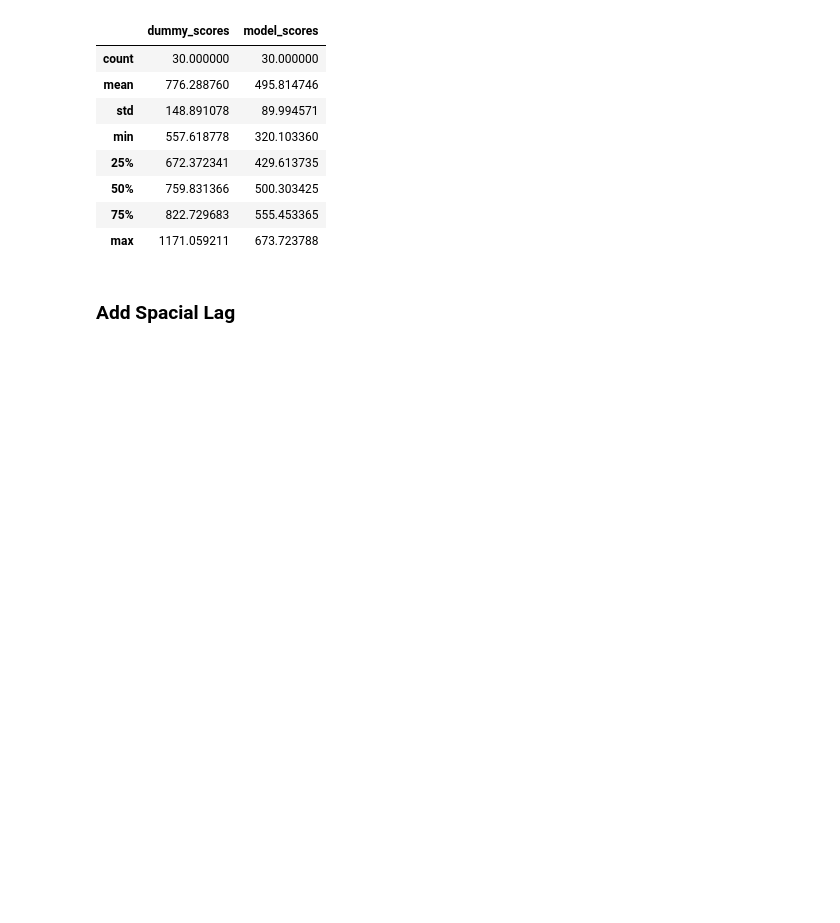
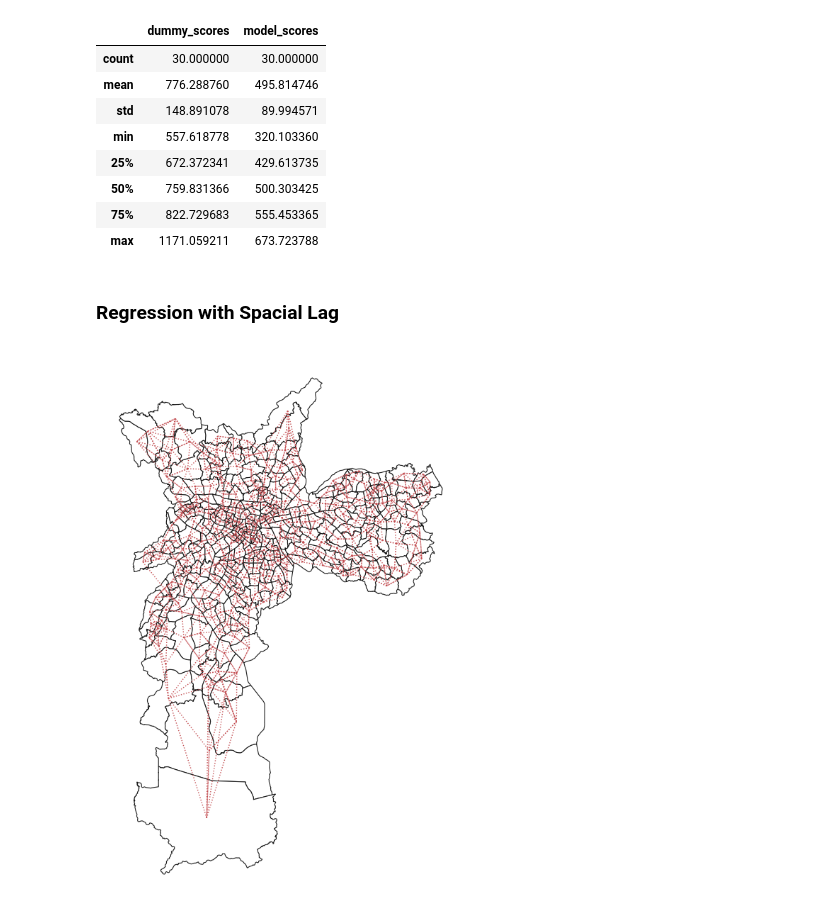
Before and after one commit to ozuromo/crime-analysis, a Jupyter notebook: NOTEBOOKS/analysis_zones.ipynb, the cells around one changed output. Saved outputs shown, nothing was run; the diff lists cells and outputs as text; code cells hidden in the pictures; blank space fills up the shorter version.

```diff
--- a/NOTEBOOKS/analysis_zones.ipynb
+++ b/NOTEBOOKS/analysis_zones.ipynb
@@ -347,7 +381,7 @@ df.abs().describe()
 | 75% | 822.729683 | 555.453365 |
 | max | 1171.059211 | 673.723788 |
 # %% [markdown]
-### Add Spacial Lag
+### Regression with Spacial Lag
 # %%
 from pysal.lib import weights
 
@@ -356,20 +390,24 @@ wq  = weights.contiguity.Rook.from_dataframe(data)
 w_kernel = weights.distance.Kernel.from_dataframe(data)
+# %%
+data = data.to_crs(epsg=22523) # UTM 23S
 # %%
 f, axs = plt.subplots(figsize=(10, 10))
 
 ax = data.plot(
     edgecolor="k", facecolor="w", ax=axs
 )
 
 knn.plot(
     data,
     ax=axs,
     edge_kws=dict(color="r", linestyle=":", linewidth=1),
     node_kws=dict(marker="")
 )
 
-axs.axis([-46.6, -46.8, -23.7, -23.6]);
+#axs.axis([-46.6, -46.8, -23.7, -23.6]);
 axs.set_axis_off()
+# %% [output]
+[figure, added]
 # %%
 gdf_lag = (
     data[features]
```
Also changed, not shown: parts of 14 cells of this notebook, 1 other file.
